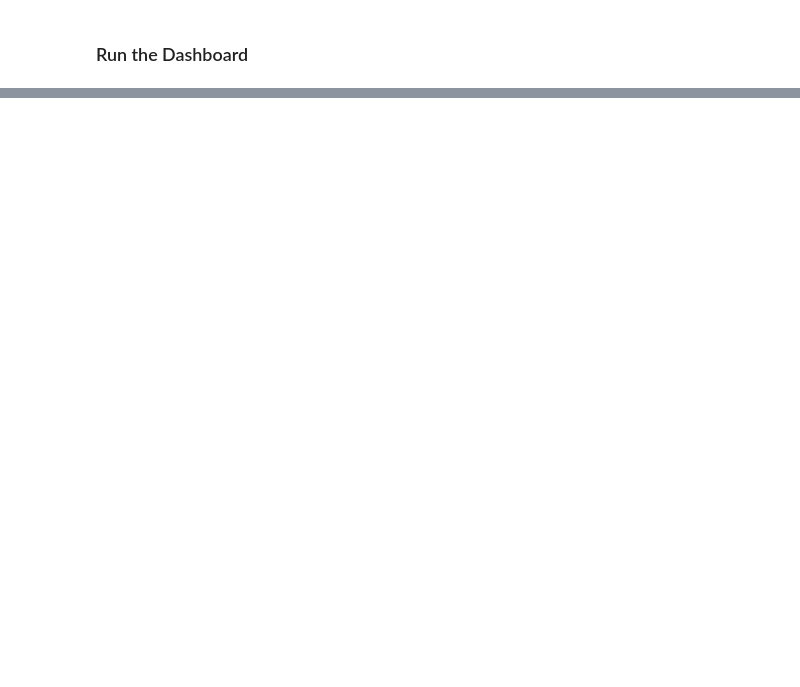
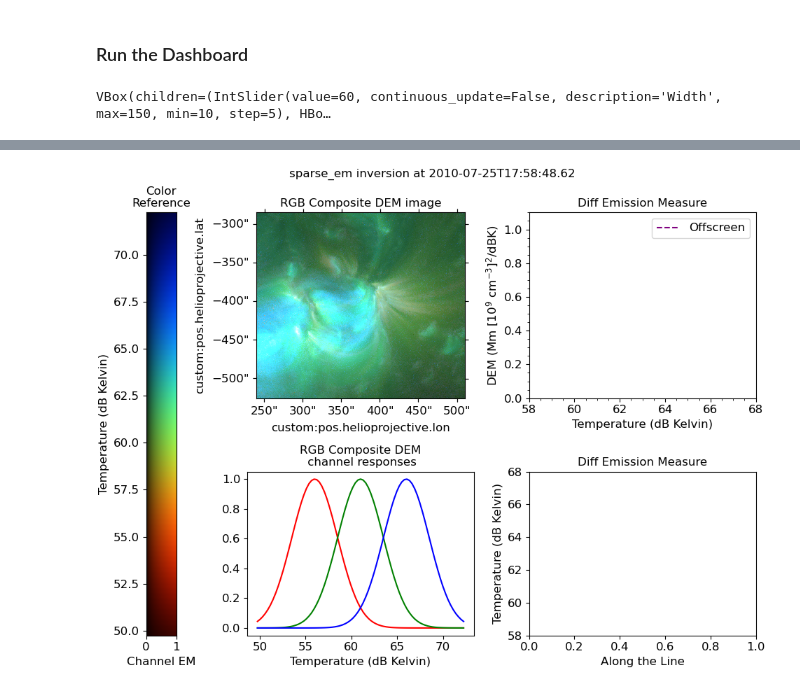
Before and after one commit to jeplowman/EMToolKit, a Jupyter notebook: EMToolKit_example_07252010.ipynb, the cells around one changed output, grey strips where cells are left out. Drawn from its saved outputs; the diff is of its cells as text; code cells hidden in the pictures; blank space fills up the shorter version.

Commit message:
fix dashboard notebooks

```diff
--- a/EMToolKit_example_07252010.ipynb
+++ b/EMToolKit_example_07252010.ipynb
@@ -142,5 +148,7 @@ from sunpy.util.exceptions import SunpyMetadataWarning
 warnings.filterwarnings("ignore", category=SunpyMetadataWarning)
 # %%
 # Create the dashboard:
-dash = dashboard_object(em_collection,xsize=16,ysize=9,fontsize=12)
+dash = dashboard_object(em_collection)
 dash.display(True)
+# %% [output]
+VBox(children=(IntSlider(value=60, continuous_update=False, description='Width', max=150, min=10, step=5), HBo…
@@ -146,0 +156 @@ dash.display(True)
+[figure, added]
```
Also changed, not shown: parts of 4 cells of this notebook, 2 other files.
